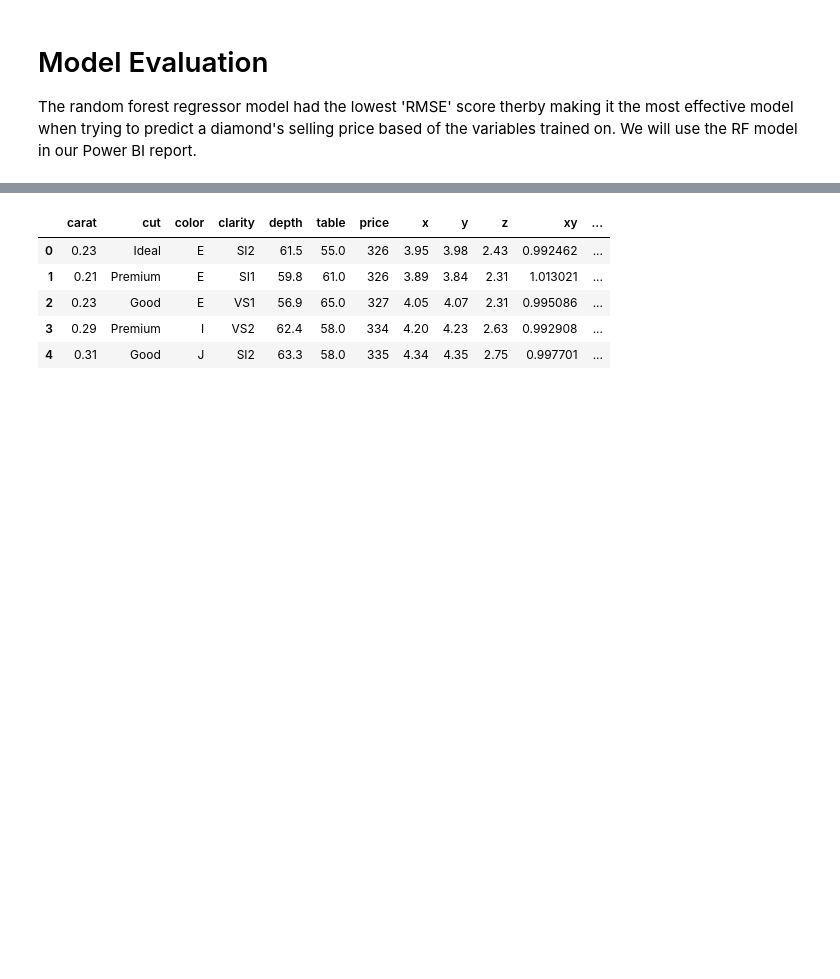
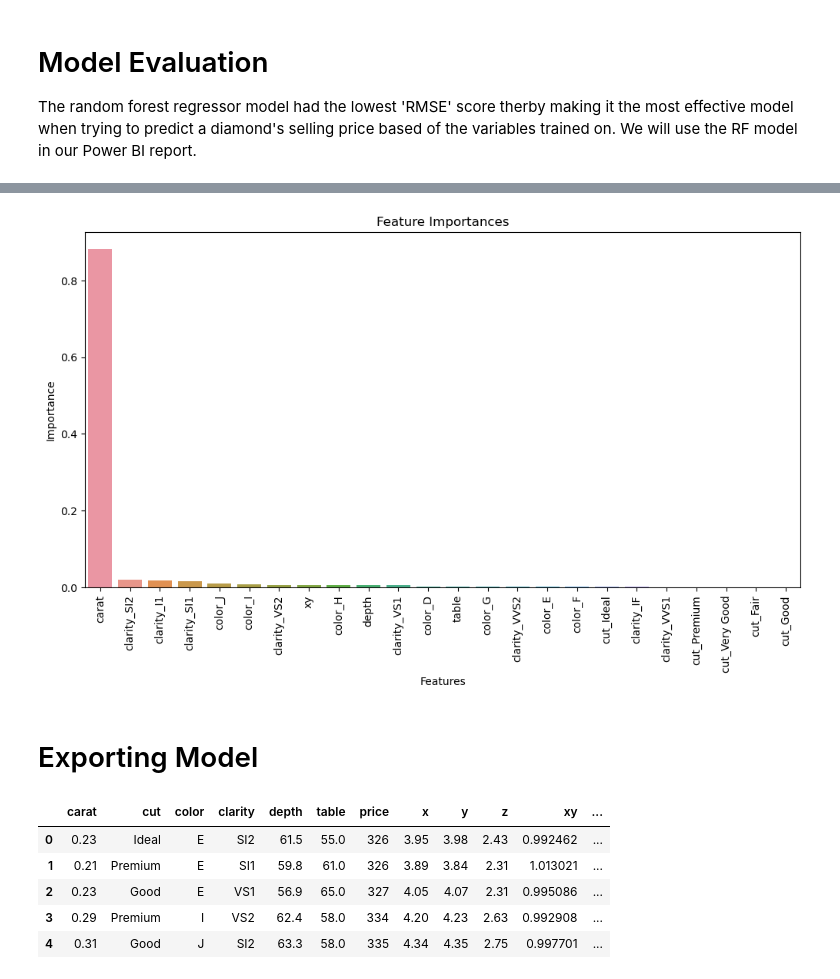
Before and after one commit to connor-hanan/diamond_price_prediction, a Jupyter notebook: resources/project_notebook.ipynb, the cells around one changed output, grey strips where cells are left out. Drawn from its saved outputs; the diff is of its cells as text; code cells hidden in the pictures; blank space fills up the shorter version.

```diff
--- a/resources/project_notebook.ipynb
+++ b/resources/project_notebook.ipynb
@@ -228,0 +242,4 @@ df.to_csv(f"{directory_path}\\{processed_data}", index=False)
+# %%
+feature_importances = pd.DataFrame(rf.feature_importances_,
+                                   index=feature_names,
+                                   columns=['importance']).sort_values('importance', ascending=False)
@@ -228,0 +291,13 @@ df.to_csv(f"{directory_path}\\{processed_data}", index=False)
+# %%
+# Plotting feature importances
+plt.figure(figsize=(12, 6))
+sns.barplot(x=feature_importances.index, y=feature_importances['importance'])
+plt.xlabel('Features')
+plt.ylabel('Importance')
+plt.title('Feature Importances')
+plt.xticks(rotation=90)
+plt.show()
+# %% [output]
+[figure, added]
+# %% [markdown]
+# Exporting Model
```
Also changed, not shown: parts of 18 cells of this notebook, 7 other files.
